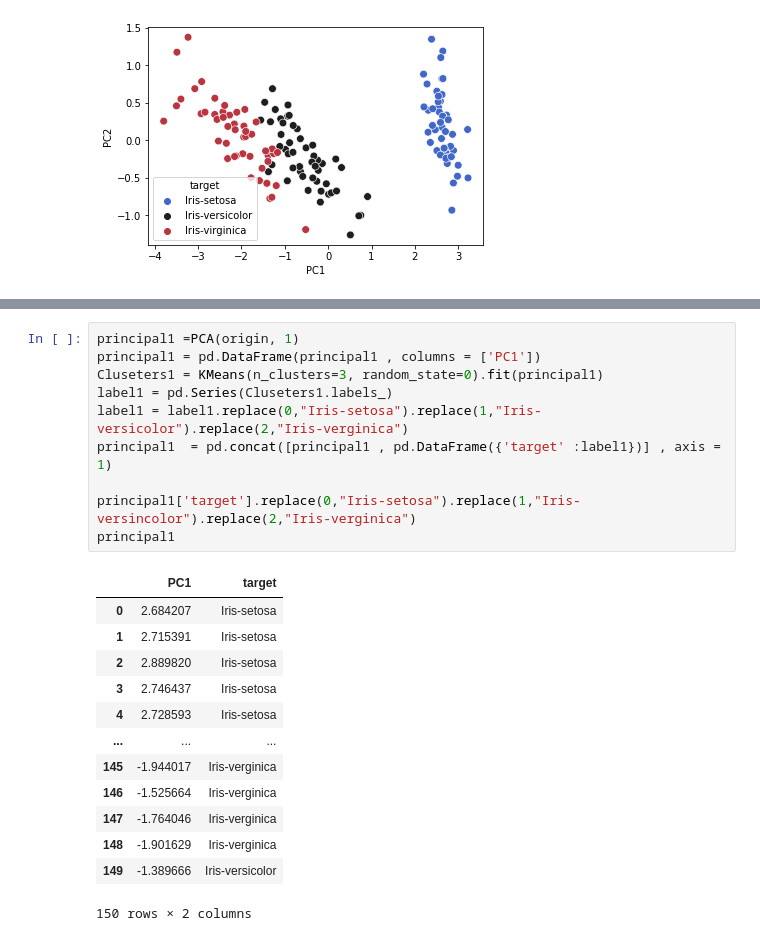
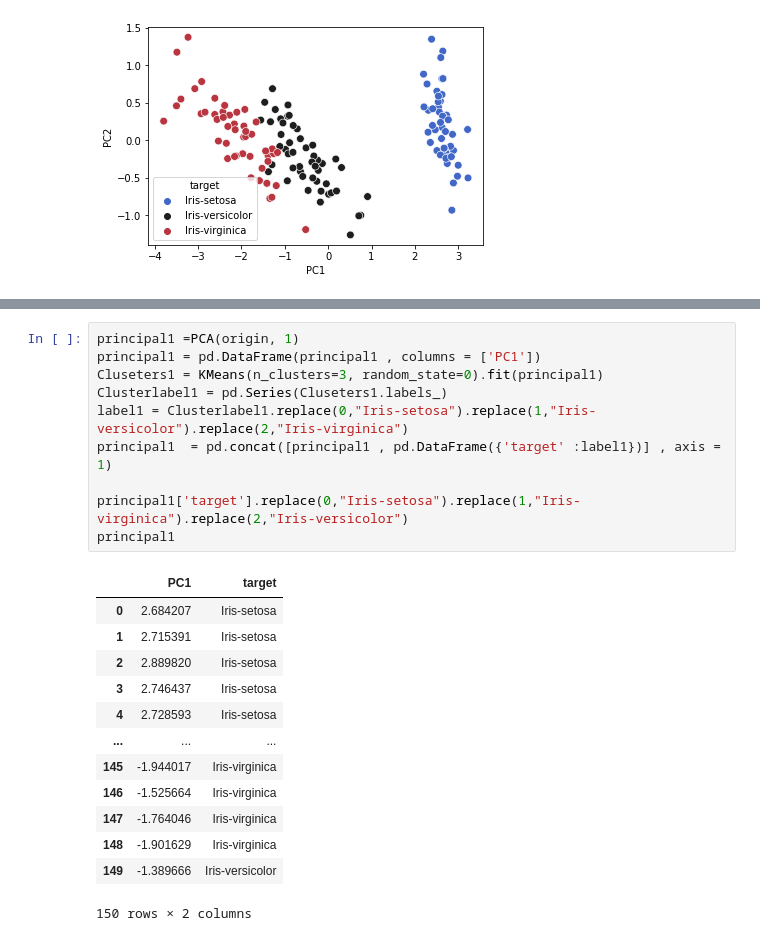
Before and after one commit to Georgrigz/PCA-C-Sharp, a Jupyter notebook: pca.ipynb, the cells around one changed output, grey strips where cells are left out. Saved outputs shown, nothing was run; the diff lists cells and outputs as text.

```diff
--- a/pca.ipynb
+++ b/pca.ipynb
@@ -282,24 +249,24 @@ array([1, 1, 1, 1, 1, 1, 1, 1, 1, 1, 1, 1, 1, 1, 1, 1, 1, 1, 1, 1, 1, 1,
 # %%
 principal1 =PCA(origin, 1)
 principal1 = pd.DataFrame(principal1 , columns = ['PC1'])
 Cluseters1 = KMeans(n_clusters=3, random_state=0).fit(principal1)
-label1 = pd.Series(Cluseters1.labels_)
-label1 = label1.replace(0,"Iris-setosa").replace(1,"Iris-versicolor").replace(2,"Iris-verginica")
+Clusterlabel1 = pd.Series(Cluseters1.labels_)
+label1 = Clusterlabel1.replace(0,"Iris-setosa").replace(1,"Iris-versicolor").replace(2,"Iris-virginica")
 principal1  = pd.concat([principal1 , pd.DataFrame({'target' :label1})] , axis = 1)
 
-principal1['target'].replace(0,"Iris-setosa").replace(1,"Iris-versincolor").replace(2,"Iris-verginica")
+principal1['target'].replace(0,"Iris-setosa").replace(1,"Iris-virginica").replace(2,"Iris-versicolor")
 principal1
 # %% [output]
 |  | PC1 | target |
 | 0 | 2.684207 | Iris-setosa |
 | 1 | 2.715391 | Iris-setosa |
 | 2 | 2.889820 | Iris-setosa |
 | 3 | 2.746437 | Iris-setosa |
 | 4 | 2.728593 | Iris-setosa |
 | ... | ... | ... |
-| 145 | -1.944017 | Iris-verginica |
-| 146 | -1.525664 | Iris-verginica |
-| 147 | -1.764046 | Iris-verginica |
-| 148 | -1.901629 | Iris-verginica |
+| 145 | -1.944017 | Iris-virginica |
+| 146 | -1.525664 | Iris-virginica |
+| 147 | -1.764046 | Iris-virginica |
+| 148 | -1.901629 | Iris-virginica |
 | 149 | -1.389666 | Iris-versicolor |
 150 rows × 2 columns
```
Also changed, not shown: parts of 24 cells of this notebook, 2 other files.
